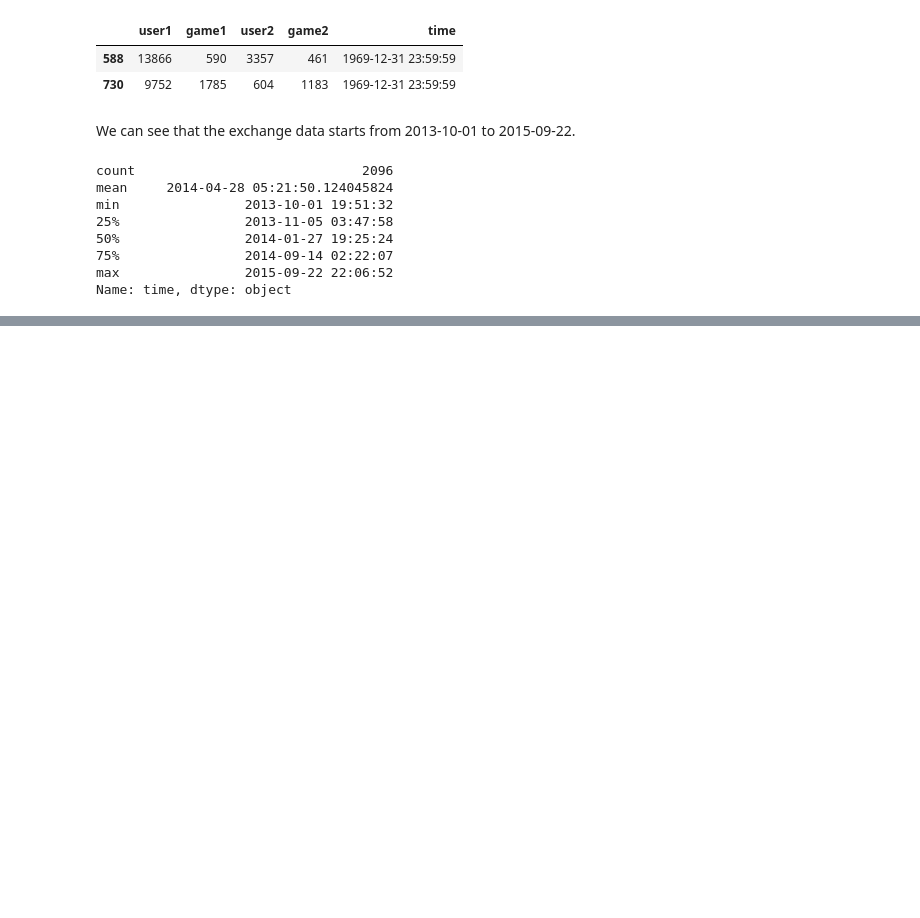
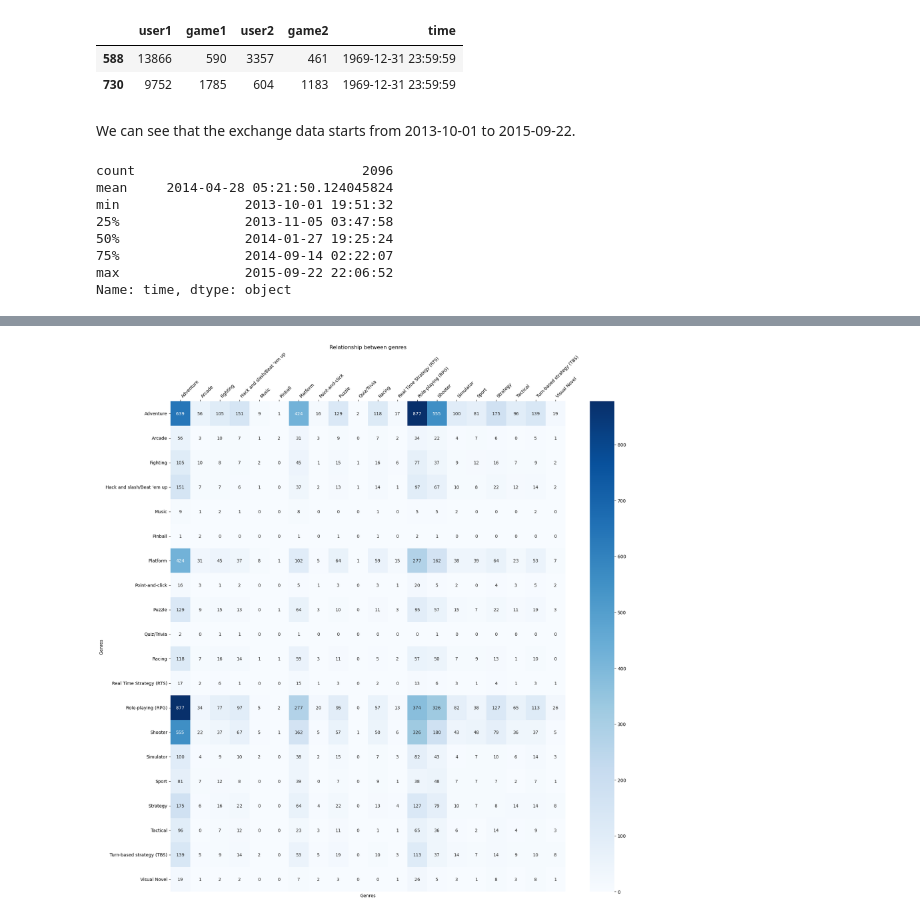
Before and after one commit to Jinyi-Liu/BZAN643-Project, a Jupyter notebook: 03_Exchange_Pattern.ipynb, the cells around one changed output, grey strips where cells are left out. Cells and saved outputs as stored; diff of their text form; code cells hidden in the pictures; blank space fills up the shorter version.

```diff
--- a/03_Exchange_Pattern.ipynb
+++ b/03_Exchange_Pattern.ipynb
@@ -76,0 +64,16 @@ relationship_explode = relationship_explode.groupby(['genres', 'genres_2']).sum(
+# %%
+# Load the gameswap transaction data with col names ['user1','game1','user2','game2']
+pair = pd.read_csv('data/pairs.csv', names=['user1','game1','user2','game2'])
+
+# Load have and wish data
+have = pd.read_csv('data/have.csv', names=['user','game'])
+wish = pd.read_csv('data/wish_dense.csv', names=['user','game'])
+
+# Load the games data we get from IGDB
+games = pd.read_csv('data/games_tbp.csv', index_col=0)
+# Add a column of index with name 'game_id', second column
+games.insert(1, 'game_id', range(0, len(games)))
+
+games_genres = games[['game_id', 'genres']]
+
+relationship_explode = get_relationship(pair, games_genres)
@@ -80,20 +123,20 @@ The detailed information about the games is obtained using IGDB.
 # %%
-with open('data/genres_igdb.pickle','rb') as f:
-    genres_names = pickle.load(f)[['id','name']]
+def relationship_with_name(relationship_explode, genres_names):
+    df = pd.merge(relationship_explode, genres_names, left_on='genres',right_on='id')
+    relationship_genres = pd.merge(df, genres_names, left_on='genres_2',right_on='id',suffixes=['_1','_2'])[['name_1','name_2','count']]
+    relationship_syn = relationship_genres.pivot('name_1','name_2','count')
 
-df = pd.merge(relationship_explode, genres_names, left_on='genres',right_on='id')
-relationship_genres = pd.merge(df, genres_names, left_on='genres_2',right_on='id',suffixes=['_1','_2'])[['name_1','name_2','count']]
-relationship_syn = relationship_genres.pivot('name_1','name_2','count')
+    # Make the relationship symmetric without changing the diagonal
+    relationship_syn = relationship_syn.fillna(0) + relationship_syn.T.fillna(0)
 
-# Make the relationship symmetric without changing the diagonal
-relationship_syn = relationship_syn.fillna(0) + relationship_syn.T.fillna(0)
+    # Divide the diagonal by 2
+    np.fill_diagonal(relationship_syn.values, relationship_syn.values.diagonal()/2)
 
-# Divide the diagonal by 2
-np.fill_diagonal(relationship_syn.values, relationship_syn.values.diagonal()/2)
+    # Delete the rows and columns with all NaN
+    relationship_syn = relationship_syn.dropna(axis=0, how='all')
+    relationship_syn = relationship_syn.dropna(axis=1, how='all')
 
-# Delete the rows and columns with all NaN
-relationship_syn = relationship_syn.dropna(axis=0, how='all')
-relationship_syn = relationship_syn.dropna(axis=1, how='all')
+    return relationship_syn
 # %%
 # Plot the relationship between genres
 import matplotlib.pyplot as plt
@@ -124,0 +170,4 @@ plt.show()
+# %%
+plot_relationship(relationship_explode, 'confirmed')
+# %% [output]
+[figure, added]
```
Also changed, not shown: parts of 14 cells of this notebook, 6 other files.
